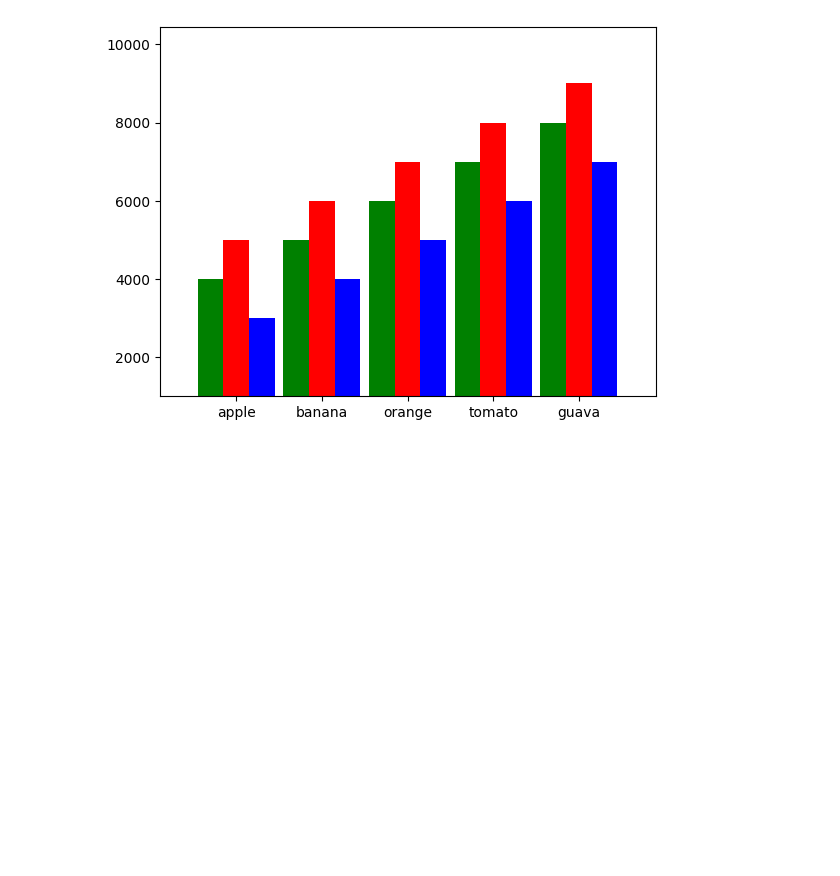
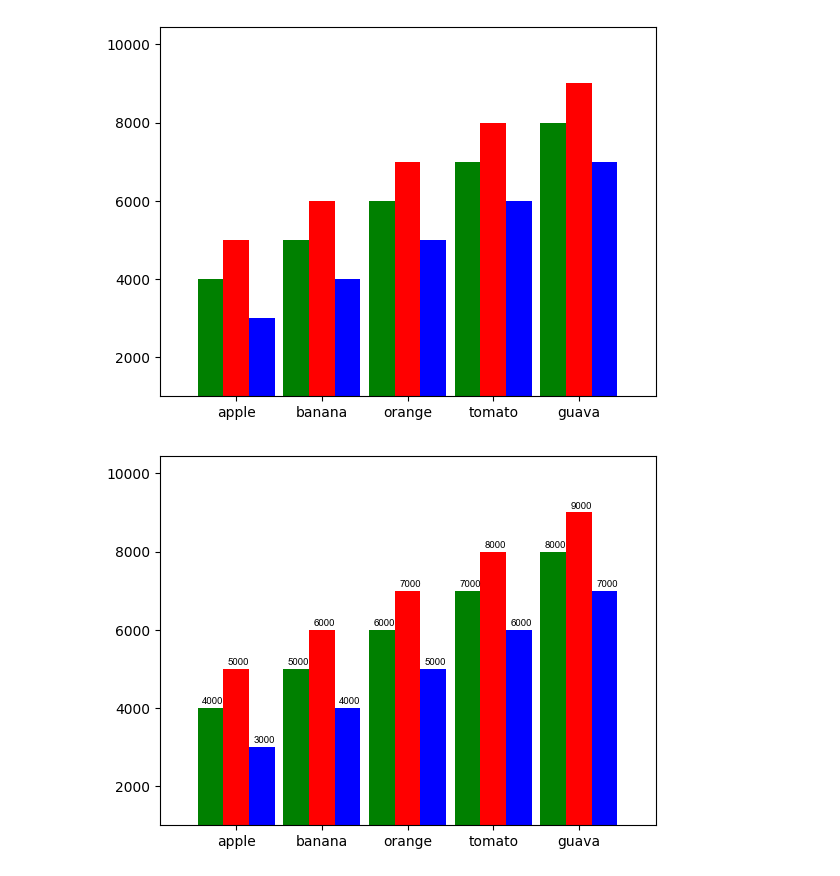
Before and after one commit to roberthsu2003/python, a Jupyter notebook: 上課用目錄/python813/lesson13.ipynb, the cells around one changed output. Cells and saved outputs as stored; diff of their text form; code cells hidden in the pictures; blank space fills up the shorter version.

```diff
--- a/上課用目錄/python813/lesson13.ipynb
+++ b/上課用目錄/python813/lesson13.ipynb
@@ -78,3 +78,58 @@ axes.axis(xmin = xmin, xmax=xmax, ymin=ymin, ymax=ymax)
 plt.show()
 # %% [output]
 [figure]
+# %%
+import matplotlib.pyplot as plt
+import numpy as np
+from matplotlib.font_manager import FontProperties
+
+font=FontProperties(fname='/Library/Fonts/Arial Unicode.ttf',size=7)
+font1=FontProperties(fname='/Library/Fonts/Arial Unicode.ttf',size=12)
+#window font=FontProperties(fname=r'c:\windows\fonts\simsun.ttc',size=8)
+
+#index = list(range(5))
+index = np.array([3, 4, 5, 6, 7])
+subject = ['apple', 'banana', 'orange', 'tomato', 'guava']
+values1 = [5000, 6000, 7000, 8000, 9000]
+values2 = [3000, 4000, 5000, 6000, 7000]
+values3 = [4000, 5000, 6000, 7000, 8000]
+
+figure = plt.figure()
+axes = figure.add_subplot()
+bin_width = 0.3
+barContainer1 = axes.bar(index, values1,width=bin_width,color='red')
+barContainer2 = axes.bar(index+bin_width, values2,width=bin_width,color='blue')
+barContainer3 = axes.bar(index-bin_width, values3,width=bin_width,color='green')
+axes.set_xticks(index,labels=subject)
+#annotate
+for idex,rec in enumerate(barContainer1.patches):
+    x = rec.get_x()
+    y = rec.get_y()
+    width = rec.get_width()
+    height = rec.get_height()
+    axes.annotate(str(values1[idex]),xy=(x+width/2-0.1,height+100),fontproperties=font)
+
+for idex,rec in enumerate(barContainer2.patches):
+    x = rec.get_x()
+    y = rec.get_y()
+    width = rec.get_width()
+    height = rec.get_height()
+    axes.annotate(str(values2[idex]),xy=(x+width/2-0.1,height+100),fontproperties=font)
+
+for idex,rec in enumerate(barContainer3.patches):
+    x = rec.get_x()
+    y = rec.get_y()
+    width = rec.get_width()
+    height = rec.get_height()
+    axes.annotate(str(values3[idex]),xy=(x+width/2-0.1,height+100),fontproperties=font)
+
+#取得x,y軸最小,最大座標
+xmin,xmax,ymin,ymax = axes.axis()
+xmin -= 0.2
+xmax += 0.2
+ymin = 1000
+ymax += 1000
+axes.axis(xmin = xmin, xmax=xmax, ymin=ymin, ymax=ymax)
+plt.show()
+# %% [output]
+[figure, added]
```
